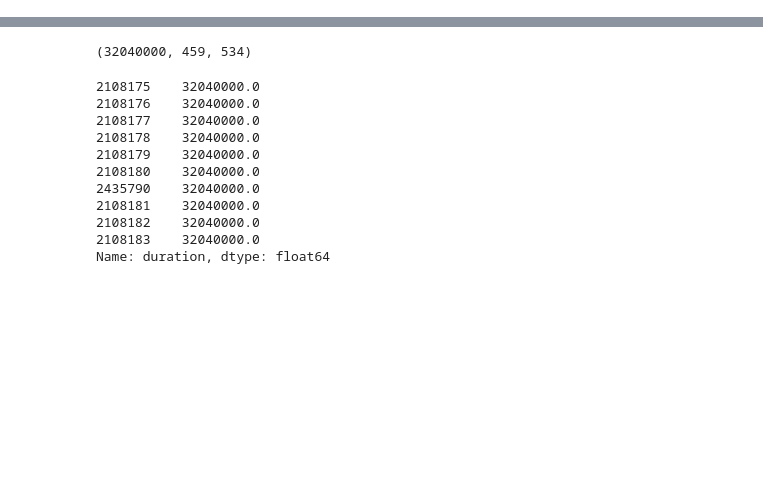
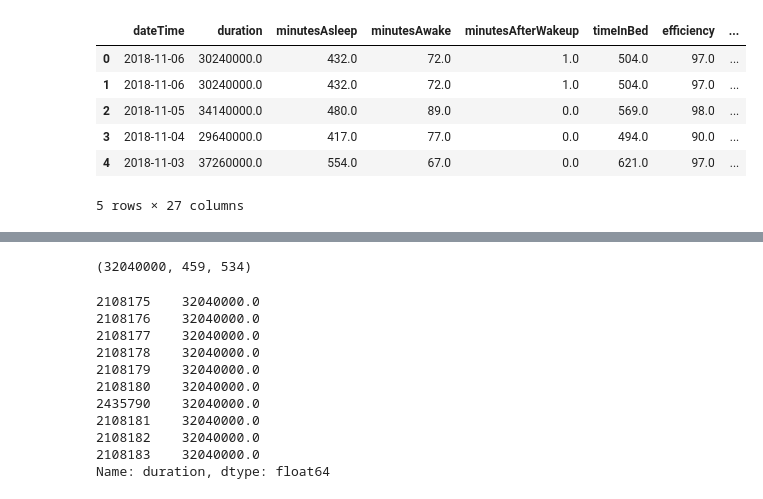
Before and after one commit to ashleygw/health-monitoring, a Jupyter notebook: SleepAndHealthNN.ipynb, the cells around one changed output, grey strips where cells are left out. Drawn from its saved outputs; the diff is of its cells as text; code cells hidden in the pictures; blank space fills up the shorter version.

```diff
--- a/SleepAndHealthNN.ipynb
+++ b/SleepAndHealthNN.ipynb
@@ -106,0 +158,4 @@ for x in sleep_df.iterrows():
+# %%
+time_in_zone_df = read_zones(file_list = time_in_zone_list)
+time_in_zone_df= time_in_zone_df.rename(columns={0: 'dateTime',1:"belowZone1",2:"zone1",3:"zone2",4:"zone3"})
+time_in_zone_df[:5]
@@ -107,3 +202,20 @@ for x in sleep_df.iterrows():
+# %%
+cleaned_sleep_df = cleaned_sleep_df.rename(columns={'dateOfSleep': 'dateTime'})
+cleaned_sleep_df['dateTime'] = pd.to_datetime(cleaned_sleep_df.dateTime)
+
+dfs = [cleaned_sleep_df,time_in_zone_df,active_minutes_df]
+
+day_df = reduce(lambda  left,right: pd.merge(left,right,on=['dateTime'],how='outer'), dfs).dropna()
+# %%
+day_df[:5]
+# %% [output]
+|  | dateTime | duration | minutesAsleep | minutesAwake | minutesAfterWakeup | timeInBed | efficiency | ... |
+| 0 | 2018-11-06 | 30240000.0 | 432.0 | 72.0 | 1.0 | 504.0 | 97.0 | ... |
+| 1 | 2018-11-06 | 30240000.0 | 432.0 | 72.0 | 1.0 | 504.0 | 97.0 | ... |
+| 2 | 2018-11-05 | 34140000.0 | 480.0 | 89.0 | 0.0 | 569.0 | 98.0 | ... |
+| 3 | 2018-11-04 | 29640000.0 | 417.0 | 77.0 | 0.0 | 494.0 | 90.0 | ... |
+| 4 | 2018-11-03 | 37260000.0 | 554.0 | 67.0 | 0.0 | 621.0 | 97.0 | ... |
+5 rows × 27 columns
 # %%
 merged = merge_dataframes(heart_rate_df,steps_df)
 #merged = merge_dataframes(merged,altitude_df) #Altitude is useless
```
Also changed, not shown: parts of 34 cells of this notebook.
